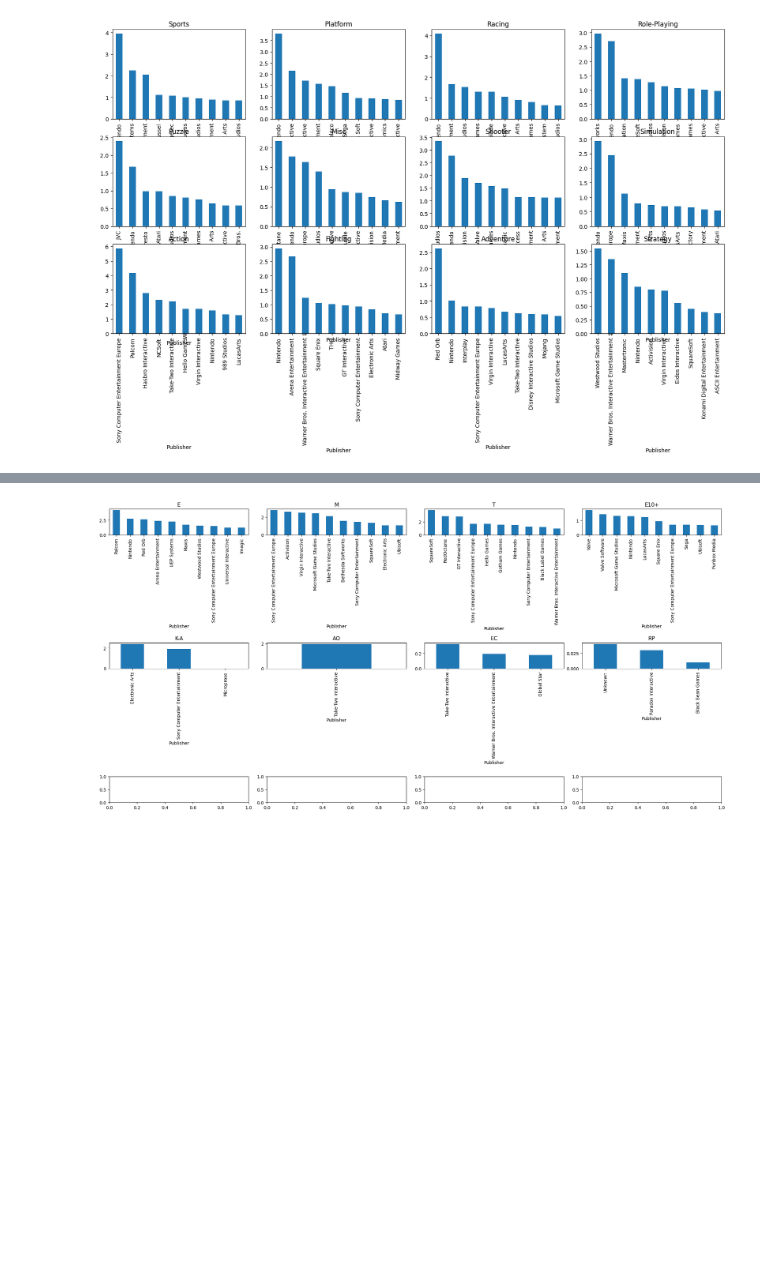
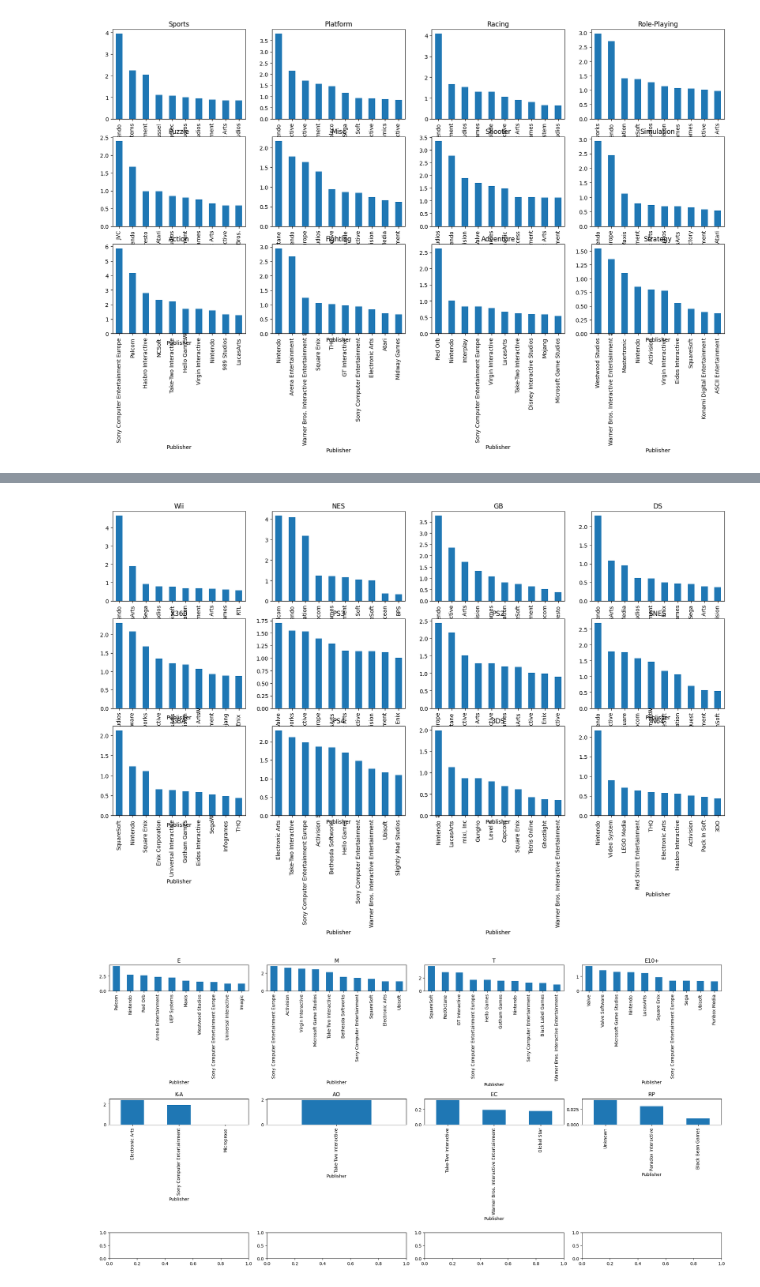
Before and after one commit to GhiathAjam/Analysis-of-Video-Games-Sales, a Jupyter notebook: Analysis/ExploratoryQuestions/Q2.ipynb, the cells around one changed output, grey strips where cells are left out. Saved outputs shown, nothing was run; the diff lists cells and outputs as text; code cells hidden in the pictures; blank space fills up the shorter version.

```diff
--- a/Analysis/ExploratoryQuestions/Q2.ipynb
+++ b/Analysis/ExploratoryQuestions/Q2.ipynb
@@ -140,3 +146,7 @@ sub_blot(df, "Genre", "Publisher", "Global_Sales", "Mean Global Sales by Publish
+# %%
+sub_blot(df, "Platform", "Publisher", "Global_Sales", "Mean Global Sales by Publisher for each Genre")
+# %% [output]
+[figure, added]
 # %%
 sub_blot(df, "Rating", "Publisher", "Global_Sales", "Mean Global Sales by Publisher for each Genre","bar")
 # %% [output]
```
Also changed, not shown: parts of 5 cells of this notebook.
